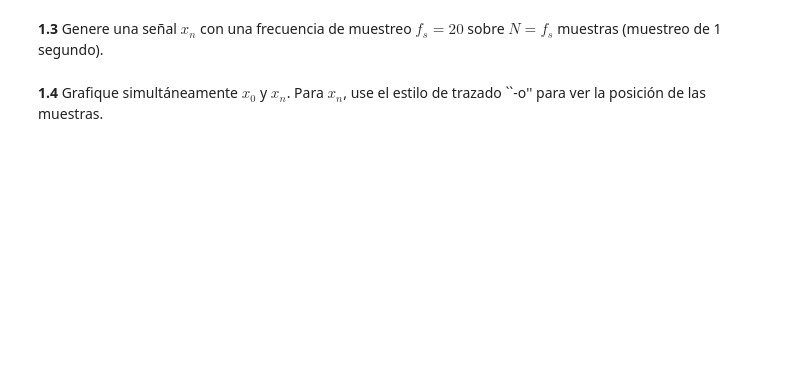
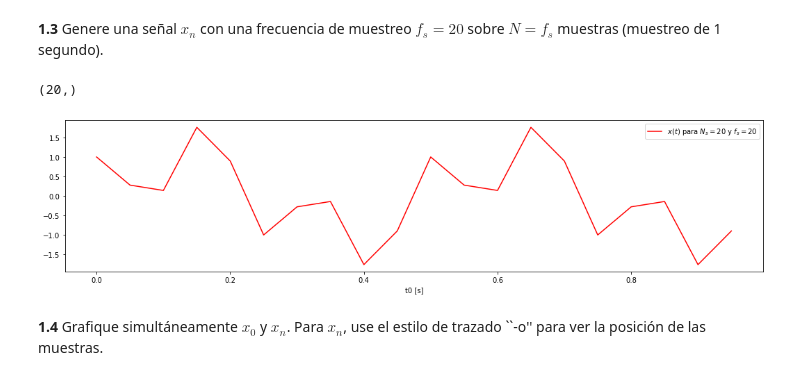
Before and after one commit to jimenaRL/fmps2021, a Jupyter notebook: TP2/FMPS-TP2.ipynb, the cells around one changed output. Cells and saved outputs as stored; diff of their text form; code cells hidden in the pictures; blank space fills up the shorter version.

```diff
--- a/TP2/FMPS-TP2.ipynb
+++ b/TP2/FMPS-TP2.ipynb
@@ -31,4 +58,24 @@ donde  $f_0 = 2$Hz y $f_1 = 3f_0$.
 # %% [markdown]
 **1.3** Genere una señal  $x_n$ con una frecuencia de muestreo $f_s = 20$ sobre $N = f_s$ muestras (muestreo de 1 segundo).
+# %%
+fs = 20
+Ns = fs
+
+step = 1./fs
+init = 0
+end = step * Ns
+tn = np.arange(init, end, step)
+
+
+xn = x(tn)
+
+fig, ax = plt.subplots(1,1,figsize=(18,4))
+o1 = ax.plot(tn, xn, 'r-',  label='$x(t)$ para $N_{s}=20$ y $f_{s}=20$')
+ax.legend()
+ax.set_xlabel('t0 [s]')
+print(xn.shape)
+# %% [output]
+(20,)
+[figure, added]
 # %% [markdown]
 **1.4** Grafique simultáneamente $x_0$ y $x_n$. Para $x_n$, use el estilo de trazado ``-o'' para ver la posición de las muestras.
```
Also changed, not shown: parts of 13 cells of this notebook.
